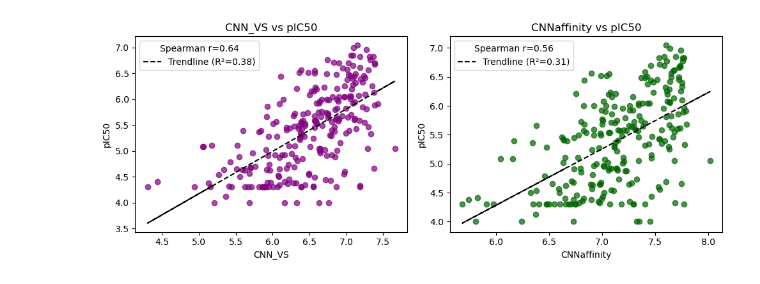
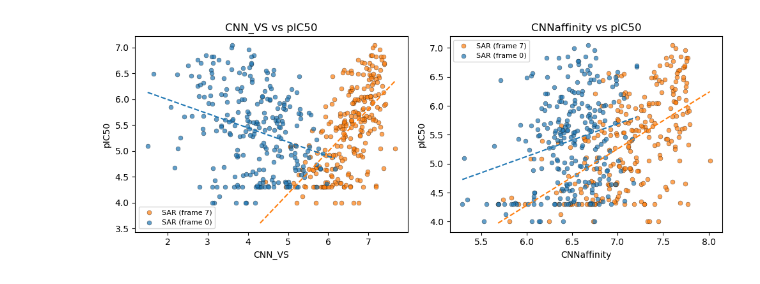
Before and after one commit to Popov-Lab-UNC/draco, a Jupyter notebook: playground.ipynb, the cells around one changed output. Cells and saved outputs as stored; diff of their text form; code cells hidden in the pictures.

```diff
--- a/playground.ipynb
+++ b/playground.ipynb
@@ -54,3 +243,6 @@ len(mols)
 # %%
-mols[0].GetPropsAsDict()
+for run_name, ms in docking_mols.items():
+    print(RUN_LABELS[run_name])
+    print(ms[0].GetPropsAsDict() if ms else "(no molecules)")
+    print()
 # %% [output]
@@ -142,45 +348,60 @@ combined_df['pIC50'] = 6 - np.log10(ic50_um)
 # %%
 import matplotlib.pyplot as plt
 import numpy as np
-from scipy.stats import linregress, spearmanr
+from scipy.stats import linregress, spearmanr, pearsonr
+
+# Use blue and orange for comparison
+SCATTER_COLORS = {
+    "6WAU-SAR-30mar2026": "#ff7f0e",         # matplotlib orange
+    #"6WAU-lig-refined-3apr2026": "#ff7f0e",  # matplotlib orange
+    "6WAU-static": "#1f77b4",  # matplotlib blue
+}
 
 plt.figure(figsize=(10, 4))
 
-# Plot for CNN_VS vs pIC50
 plt.subplot(1, 2, 1)
-x1 = combined_df['CNN_VS'].values
-y1 = combined_df['pIC50'].values
-plt.scatter(x1, y1, color='purple', alpha=0.7)
+for run_name, sub in combined_df.groupby("run"):
+    x1 = sub["CNN_VS"].values
+    y1 = sub["pIC50"].values
+    c = SCATTER_COLORS[run_name]
+    plt.scatter(x1, y1, color=c, alpha=0.7, label=RUN_LABELS[run_name], s=25, edgecolor='k', linewidth=0.3)
+    mask1 = ~np.isnan(x1) & ~np.isnan(y1)
+    if mask1.sum() > 2:
+        slope1, intercept1, r_value1, _, _ = linregress(x1[mask1], y1[mask1])
+        xs = np.linspace(x1[mask1].min(), x1[mask1].max(), 50)
+        plt.plot(xs, intercept1 + slope1 * xs, color=c, linestyle="--", linewidth=1.5)
+        spearman_r1, _ = spearmanr(x1[mask1], y1[mask1])
+        pearson_r1, _ = pearsonr(x1[mask1], y1[mask1])
+        print(
+            f"{RUN_LABELS[run_name]}  CNN_VS vs pIC50: R²={r_value1**2:.3f}  Spearman r={spearman_r1:.3f}  Pearson r={pearson_r1:.3f}"
+        )
 
-# Linear regression
-mask1 = ~np.isnan(x1) & ~np.isnan(y1)
-slope1, intercept1, r_value1, p_value1, std_err1 = linregress(x1[mask1], y1[mask1])
-trendline1 = slope1 * x1 + intercept1
-plt.plot(x1, trendline1, color='black', linestyle='--', label=f'Trendline (R²={r_value1**2:.2f})')
-# Spearman correlation
-spearman_r1, spearman_p1 = spearmanr(x1[mask1], y1[mask1])
-plt.xlabel('CNN_VS')
-plt.ylabel('pIC50')
-plt.title('CNN_VS vs pIC50')
-plt.legend(title=f"Spearman r={spearman_r1:.2f}")
+plt.xlabel("CNN_VS")
+plt.ylabel("pIC50")
+plt.title("CNN_VS vs pIC50")
+plt.legend(fontsize=8)
 
-# Plot for CNNaffinity vs pIC50
 plt.subplot(1, 2, 2)
-x2 = combined_df['CNNaffinity'].values
-y2 = combined_df['pIC50'].values
-plt.scatter(x2, y2, color='darkgreen', alpha=0.7)
+for run_name, sub in combined_df.groupby("run"):
+    x2 = sub["CNNaffinity"].values
+    y2 = sub["pIC50"].values
+    c = SCATTER_COLORS[run_name]
+    plt.scatter(x2, y2, color=c, alpha=0.7, label=RUN_LABELS[run_name], s=25, edgecolor='k', linewidth=0.3)
+    mask2 = ~np.isnan(x2) & ~np.isnan(y2)
+    if mask2.sum() > 2:
+        slope2, intercept2, r_value2, _, _ = linregress(x2[mask2], y2[mask2])
+        xs = np.linspace(x2[mask2].min(), x2[mask2].max(), 50)
+        plt.plot(xs, intercept2 + slope2 * xs, color=c, linestyle="--", linewidth=1.5)
+        spearman_r2, _ = spearmanr(x2[mask2], y2[mask2])
+        pearson_r2, _ = pearsonr(x2[mask2], y2[mask2])
+        print(
+            f"{RUN_LABELS[run_name]}  CNNaffinity vs pIC50: R²={r_value2**2:.3f}  Spearman r={spearman_r2:.3f}  Pearson r={pearson_r2:.3f}"
+        )
 
-# Linear regression
-mask2 = ~np.isnan(x2) & ~np.isnan(y2)
-slope2, intercept2, r_value2, p_value2, std_err2 = linregress(x2[mask2], y2[mask2])
-trendline2 = slope2 * x2 + intercept2
-plt.plot(x2, trendline2, color='black', linestyle='--', label=f'Trendline (R²={r_value2**2:.2f})')
-# Spearman correlation
-spearman_r2, spearman_p2 = spearmanr(x2[mask2], y2[mask2])
-plt.xlabel('CNNaffinity')
-plt.ylabel('pIC50')
-plt.title('CNNaffinity vs pIC50')
-plt.legend(title=f"Spearman r={spearman_r2:.2f}")
+plt.xlabel("CNNaffinity")
+plt.ylabel("pIC50")
+plt.title("CNNaffinity vs pIC50")
+plt.legend(fontsize=8)
 
 plt.tight_layout()
 plt.show()
@@ -188 +413 @@ plt.show()
-[figure, old version]
+[figure, new version]
```
Also changed, not shown: parts of 20 cells of this notebook, 10 other files.
